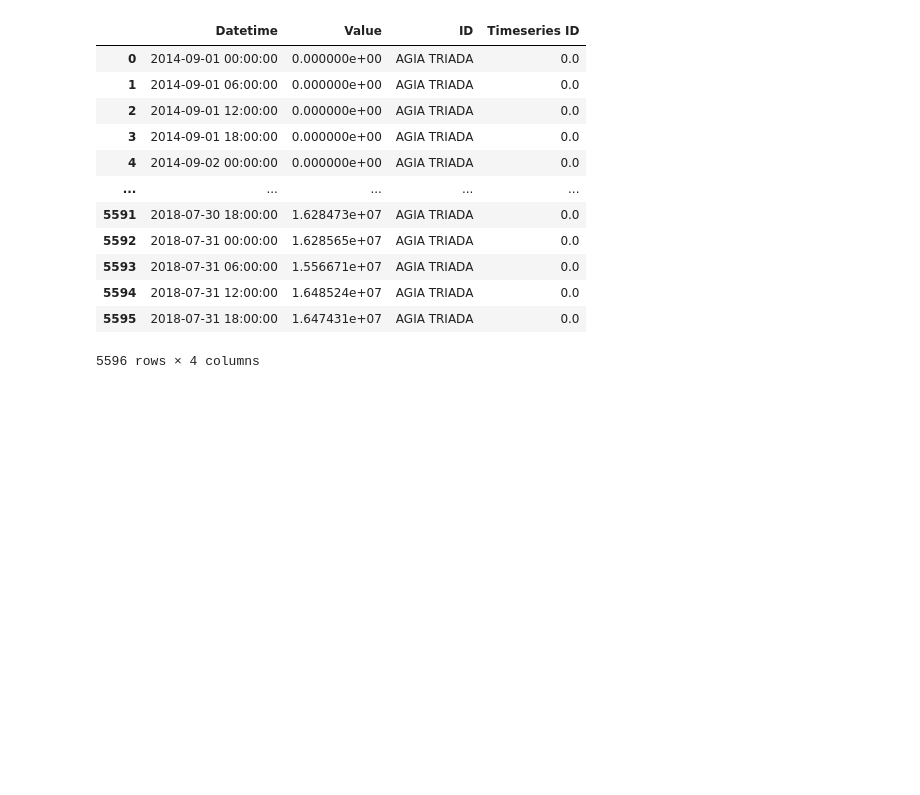
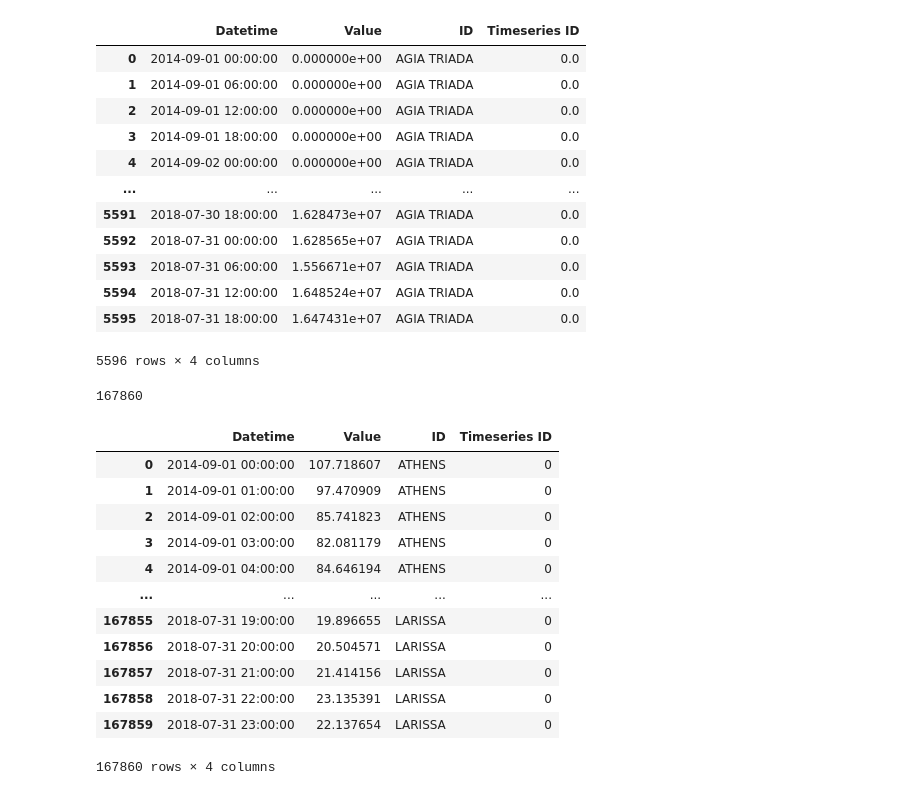
Before and after one commit to vouts96/thesis-bill, a Jupyter notebook: MY_CODE/filter_timeseries.ipynb, the cells around one changed output. Saved outputs shown, nothing was run; the diff lists cells and outputs as text; code cells hidden in the pictures; blank space fills up the shorter version.

Commit message:
concat timeseries

```diff
--- a/MY_CODE/filter_timeseries.ipynb
+++ b/MY_CODE/filter_timeseries.ipynb
@@ -212,3 +212,43 @@ filter_timeseries_long_6H(0,0,0,'AGIA TRIADA','../EXCEL_TO_CSV/all_data_changed_
 | 5594 | 2018-07-31 12:00:00 | 1.648524e+07 | AGIA TRIADA | 0.0 |
 | 5595 | 2018-07-31 18:00:00 | 1.647431e+07 | AGIA TRIADA | 0.0 |
 5596 rows × 4 columns
+# %%
+def concat_timeseries_rescaled(list_ids, csv):
+    # Read csv
+    df = pd.read_csv(csv, parse_dates=['Datetime'])
+
+    list_df = []
+    csv_name = ''
+    for id in list_ids:
+        temp_df = pd.DataFrame(data=df).reset_index()
+        csv_name = csv_name + id + '_'
+
+        temp_df = df.loc[df['ID'] == id].reset_index(drop=True)
+        if(temp_df.empty):
+            return df
+        temp_df = temp_df.drop_duplicates(subset=['Datetime']).reset_index(drop=True)
+        temp_df = temp_df.drop('Unnamed: 0', axis=1)
+        list_df.append(temp_df)
+    result_df = pd.concat([df for df in list_df], ignore_index=True)
+    result_df.to_csv('../EXCEL_TO_CSV/' + csv_name + 'long_rescaled.csv')
+
+
+    print(len(result_df))
+    return result_df
+
+concat_timeseries_rescaled(['ATHENS', 'VOLOS', 'THESSALONIKI', 'KARDITSA', 'LARISSA'],'../EXCEL_TO_CSV/all_data_long_rescaled.csv')
+# %% [output]
+167860
+|  | Datetime | Value | ID | Timeseries ID |
+| 0 | 2014-09-01 00:00:00 | 107.718607 | ATHENS | 0 |
+| 1 | 2014-09-01 01:00:00 | 97.470909 | ATHENS | 0 |
+| 2 | 2014-09-01 02:00:00 | 85.741823 | ATHENS | 0 |
+| 3 | 2014-09-01 03:00:00 | 82.081179 | ATHENS | 0 |
+| 4 | 2014-09-01 04:00:00 | 84.646194 | ATHENS | 0 |
+| ... | ... | ... | ... | ... |
+| 167855 | 2018-07-31 19:00:00 | 19.896655 | LARISSA | 0 |
+| 167856 | 2018-07-31 20:00:00 | 20.504571 | LARISSA | 0 |
+| 167857 | 2018-07-31 21:00:00 | 21.414156 | LARISSA | 0 |
+| 167858 | 2018-07-31 22:00:00 | 23.135391 | LARISSA | 0 |
+| 167859 | 2018-07-31 23:00:00 | 22.137654 | LARISSA | 0 |
+167860 rows × 4 columns
```
Also changed, not shown: 1 other file.
